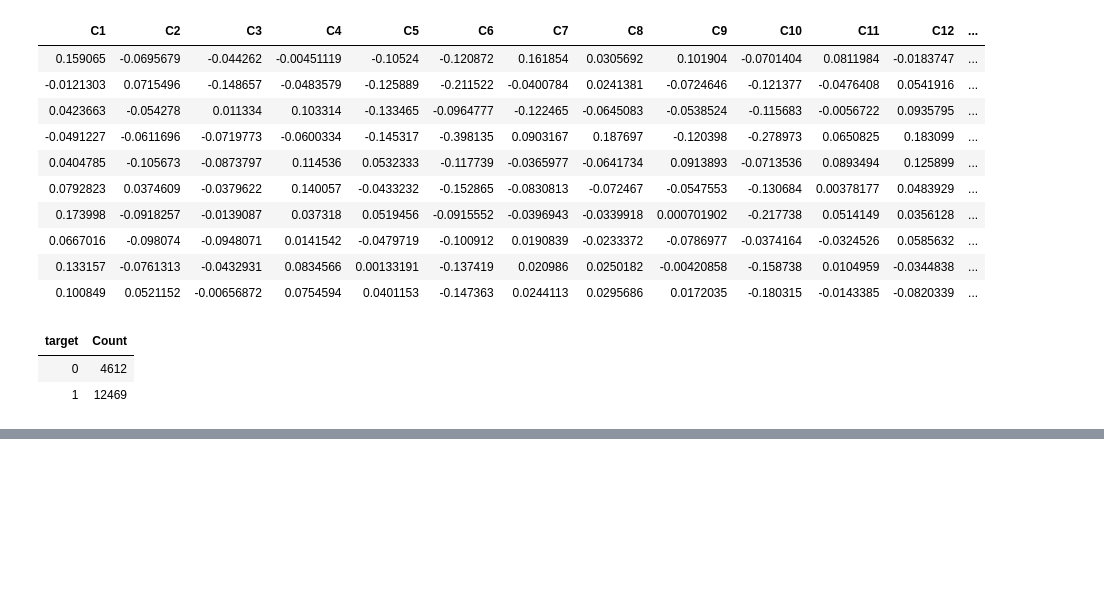
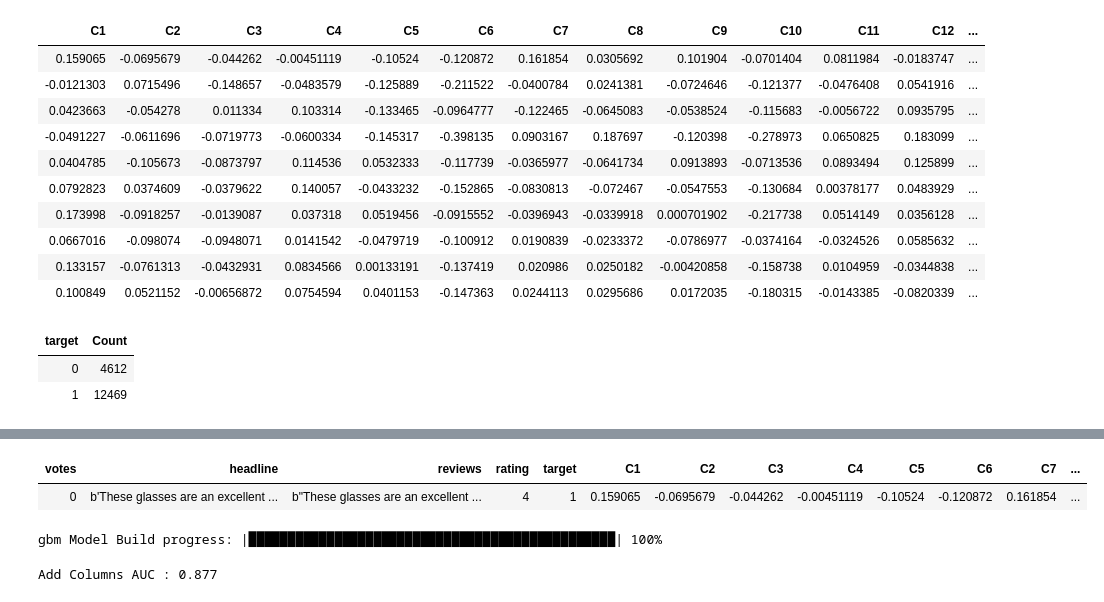
Before and after one commit to kappakpr/DeepLearning, a Jupyter notebook: senti2_GBM_H2O.ipynb, the cells around one changed output, grey strips where cells are left out. Saved outputs shown, nothing was run; the diff lists cells and outputs as text; code cells hidden in the pictures; blank space fills up the shorter version.

```diff
--- a/senti2_GBM_H2O.ipynb
+++ b/senti2_GBM_H2O.ipynb
@@ -324,0 +362,5 @@ h2o_valid['target'].table()
+# %%
+h2o_train.head(1)
+# %% [output]
+| votes | headline | reviews | rating | target | C1 | C2 | C3 | C4 | C5 | C6 | C7 | ... |
+| 0 | b'These glasses are an excellent ... | b"These glasses are an excellent ... | 4 | 1 | 0.159065 | -0.0695679 | -0.044262 | -0.00451119 | -0.10524 | -0.120872 | 0.161854 | ... |
@@ -324,0 +369,8 @@ h2o_valid['target'].table()
+# %%
+gbm_add_cols.train(x=['votes']+reviews_vecs.names,y='target',training_frame=h2o_train,validation_frame=h2o_valid)
+# %% [output]
+gbm Model Build progress: |███████████████████████████████████████████████| 100%
+# %%
+print("Add Columns AUC : " + str(round(gbm_add_cols.auc(valid=True),3)))
+# %% [output]
+Add Columns AUC : 0.877
```
Also changed, not shown: parts of 21 cells of this notebook.
